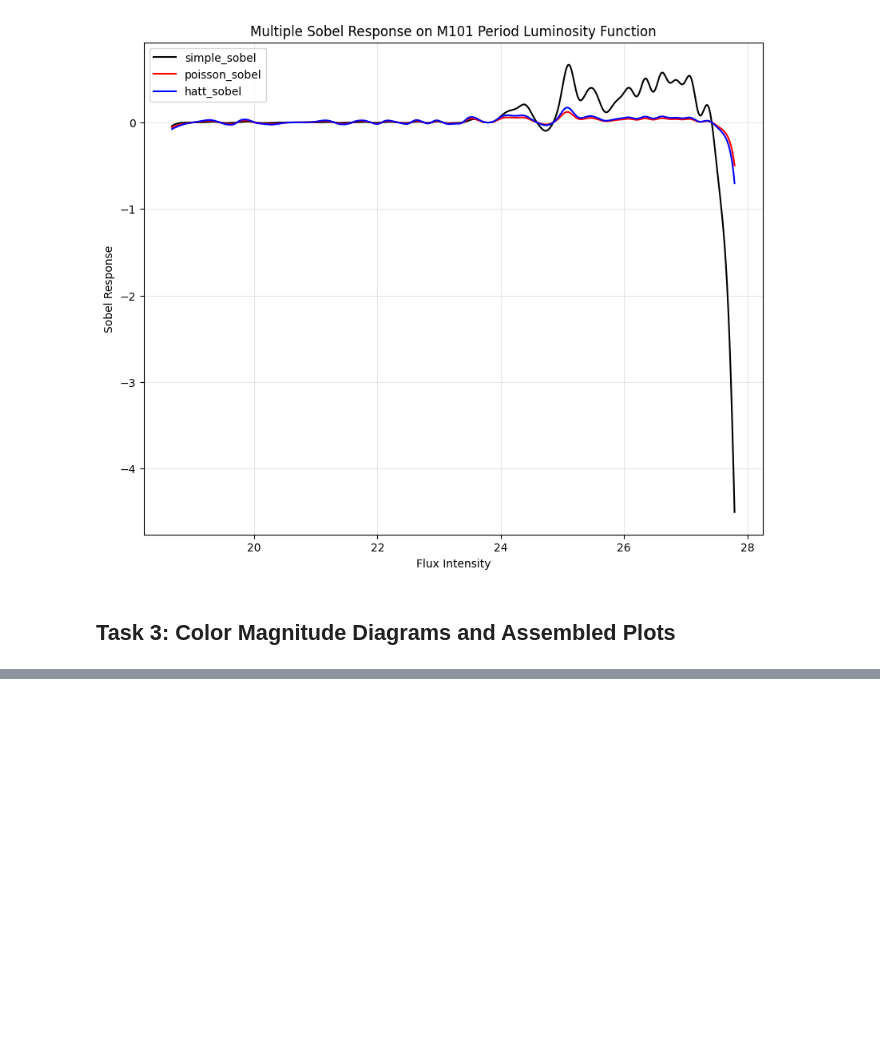
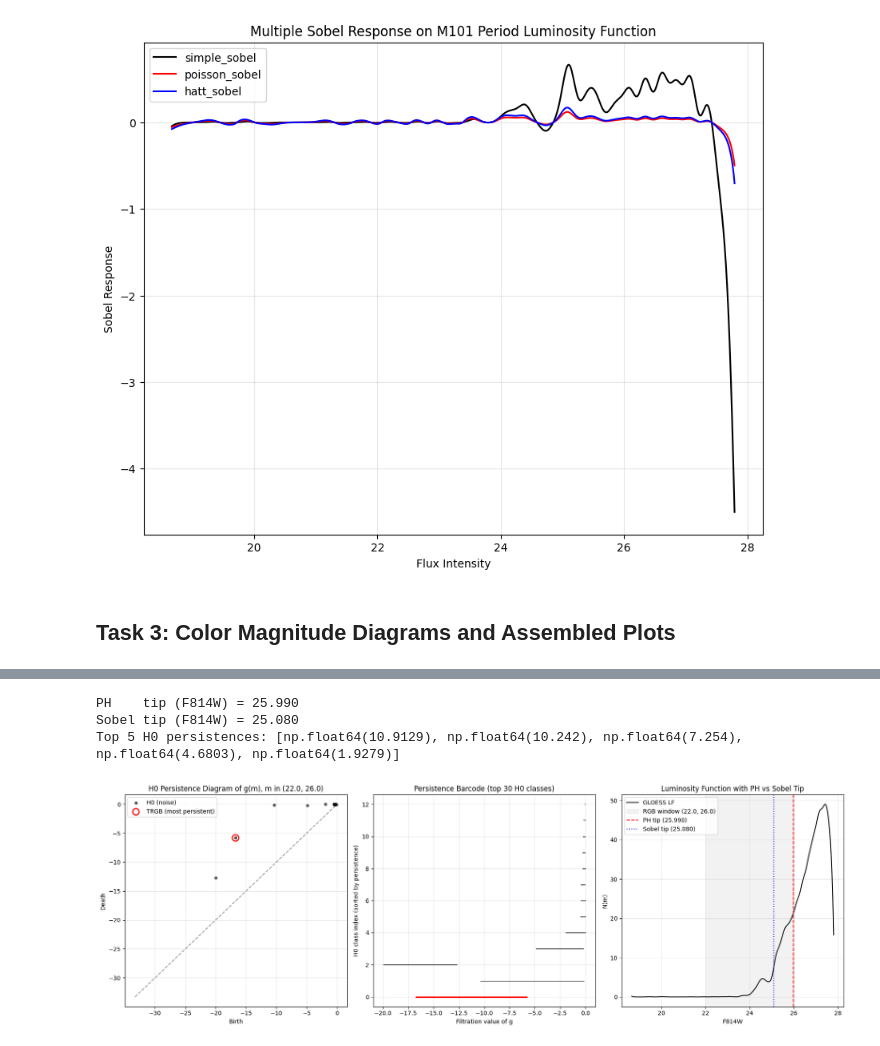
Before and after one commit to gurnoorssandhu/TRGB-Data-Analysis, a Jupyter notebook: analysis.ipynb, the cells around one changed output, grey strips where cells are left out. Cells and saved outputs as stored; diff of their text form; code cells hidden in the pictures; blank space fills up the shorter version.

Commit message:
Persistent Homology TRGB Detector

```diff
--- a/analysis.ipynb
+++ b/analysis.ipynb
@@ -175,0 +245,59 @@ fig.tight_layout()
+# %%
+Y, X = gloess(mag_data, 0.10)
+ph_mag, h0_pairs, Xg, g = ph_tip(X, Y, mag_window=RGB_WINDOW)
+
+# Sobel reference tip from Task 3 (Hatt), restricted to the same RGB window
+hatt_resp = hatt_sobel(Y)[1]
+X_hatt = X[2:-2]
+hatt_mask = (X_hatt >= RGB_WINDOW[0]) & (X_hatt <= RGB_WINDOW[1])
+sobel_mag = X_hatt[hatt_mask][np.argmax(hatt_resp[hatt_mask])]
+
+print(f"PH    tip (F814W) = {ph_mag:.3f}")
+print(f"Sobel tip (F814W) = {sobel_mag:.3f}")
+print(f"Top 5 H0 persistences: {[round(p[2], 4) for p in h0_pairs[:5]]}")
+
+fig, axes = plt.subplots(1, 3, figsize=(18, 6))
+
+births = np.array([p[0] for p in h0_pairs])
+deaths = np.array([p[1] for p in h0_pairs])
+finite = np.isfinite(deaths)
+axes[0].scatter(births[finite], deaths[finite], s=20, color='black', alpha=0.6, label='H0 (noise)')
+if finite.any():
+    top_b, top_d = h0_pairs[0][0], h0_pairs[0][1]
+    axes[0].scatter([top_b], [top_d], s=120, edgecolor='red', facecolor='none', linewidth=2, label='TRGB (most persistent)')
+lo, hi = float(np.min(g)), float(np.max(g))
+axes[0].plot([lo, hi], [lo, hi], 'k--', alpha=0.4)
+axes[0].set_xlabel('Birth')
+axes[0].set_ylabel('Death')
+axes[0].set_title(f'H0 Persistence Diagram of g(m), m in {RGB_WINDOW}')
+axes[0].legend()
+axes[0].grid(True, alpha=0.3)
+
+for i, (b, d, p, _) in enumerate(h0_pairs[:30]):
+    if not np.isfinite(d):
+        continue
+    color = 'red' if i == 0 else 'black'
+    lw = 2.5 if i == 0 else 1.0
+    axes[1].plot([b, d], [i, i], color=color, lw=lw)
+axes[1].set_xlabel('Filtration value of g')
+axes[1].set_ylabel('H0 class index (sorted by persistence)')
+axes[1].set_title('Persistence Barcode (top 30 H0 classes)')
+axes[1].grid(True, alpha=0.3)
+
+axes[2].plot(X, Y, color='black', label='GLOESS LF')
+axes[2].axvspan(RGB_WINDOW[0], RGB_WINDOW[1], color='gray', alpha=0.1, label=f'RGB window {RGB_WINDOW}')
+axes[2].axvline(ph_mag, color='red', linestyle='--', label=f'PH tip ({ph_mag:.3f})')
+axes[2].axvline(sobel_mag, color='blue', linestyle=':', label=f'Sobel tip ({sobel_mag:.3f})')
+axes[2].set_xlabel('F814W')
+axes[2].set_ylabel('N(m)')
+axes[2].set_title('Luminosity Function with PH vs Sobel Tip')
+axes[2].legend()
+axes[2].grid(True, alpha=0.3)
+
+fig.tight_layout()
+fig.savefig('TRGB Persistent Homology Diagnostic')
+# %% [output]
+PH    tip (F814W) = 25.990
+Sobel tip (F814W) = 25.080
+Top 5 H0 persistences: [np.float64(10.9129), np.float64(10.242), np.float64(7.254), np.float64(4.6803), np.float64(1.9279)]
+[figure, added]
```
Also changed, not shown: parts of 6 cells of this notebook, 3 other files.
